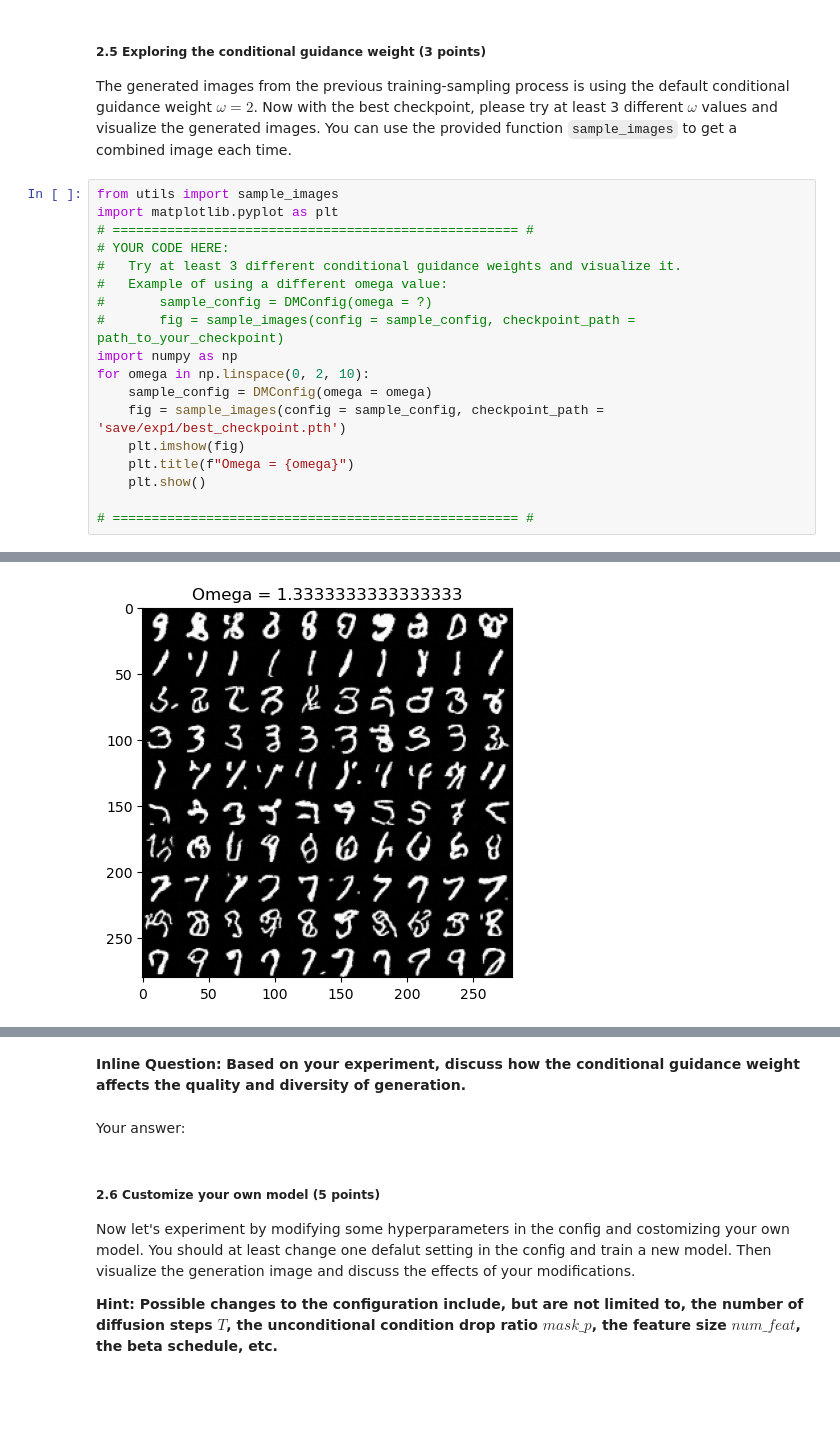
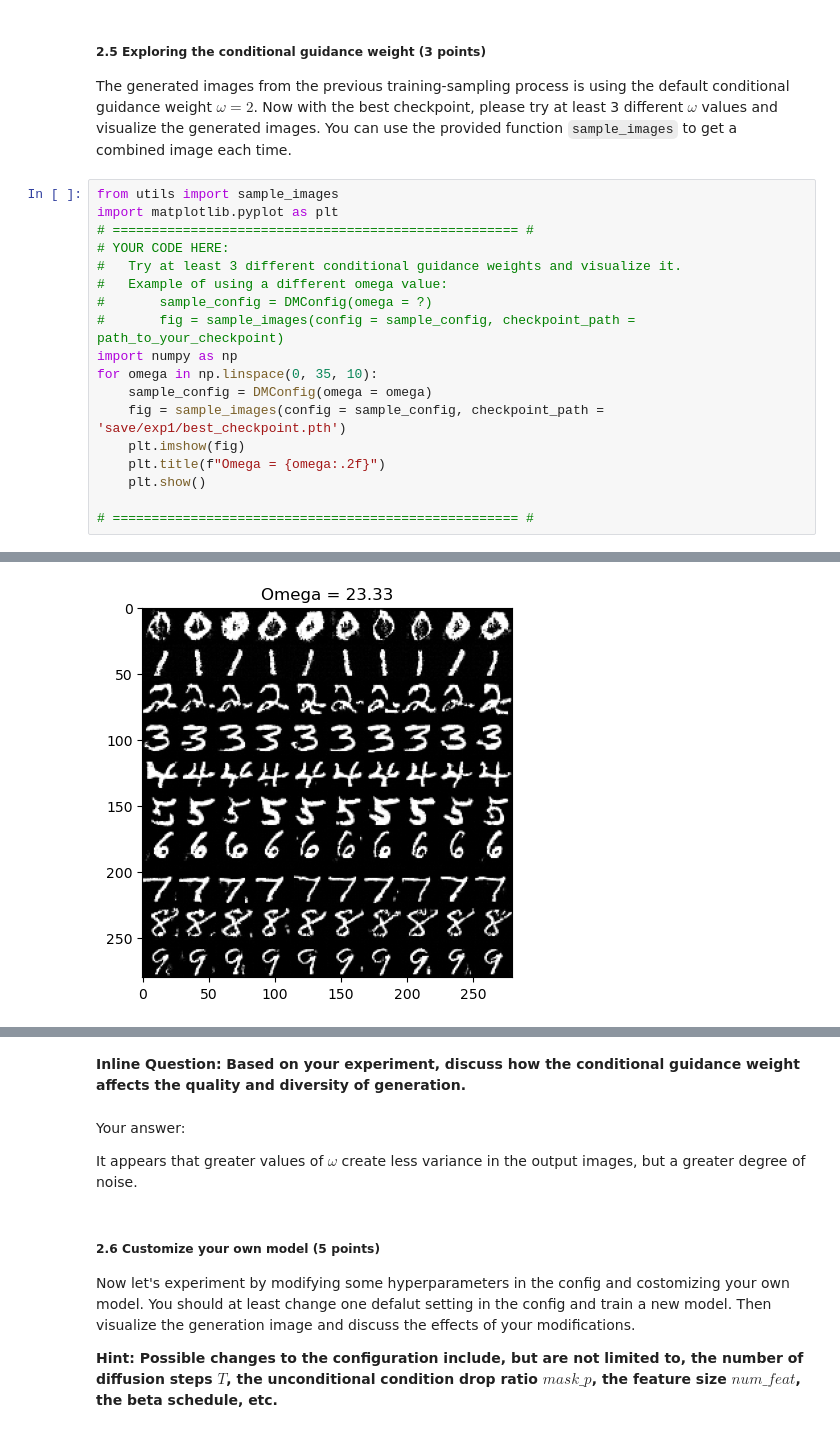
Before and after one commit to AndreaBaretta/Deep_Learning_and_Neural_Networks_II_ECE239, a Jupyter notebook: conditional-ddpm/ConditionalDDPM.ipynb, the cells around one changed output, grey strips where cells are left out. Cells and saved outputs as stored; diff of their text form; blank space fills up the shorter version.

```diff
--- a/conditional-ddpm/ConditionalDDPM.ipynb
+++ b/conditional-ddpm/ConditionalDDPM.ipynb
@@ -348,11 +350,11 @@ import matplotlib.pyplot as plt
 #       sample_config = DMConfig(omega = ?)
 #       fig = sample_images(config = sample_config, checkpoint_path = path_to_your_checkpoint)
 import numpy as np
-for omega in np.linspace(0, 2, 10):
+for omega in np.linspace(0, 35, 10):
     sample_config = DMConfig(omega = omega)
     fig = sample_images(config = sample_config, checkpoint_path = 'save/exp1/best_checkpoint.pth')
     plt.imshow(fig)
-    plt.title(f"Omega = {omega}")
+    plt.title(f"Omega = {omega:.2f}")
     plt.show()
 
 # ==================================================== #
@@ -366 +368 @@ for omega in np.linspace(0, 2, 10):
-[figure, old version]
+[figure, new version]
@@ -370,7 +372,9 @@ for omega in np.linspace(0, 2, 10):
 # %% [markdown]
 **Inline Question: Based on your experiment, discuss how the conditional guidance weight affects the quality and diversity of generation.**
-# %% [markdown]
-Your answer:
+# %% [markdown]
+Your answer:
+
+It appears that greater values of $\omega$ create less variance in the output images, but a greater degree of noise.
 # %% [markdown]
 ##### 2.6 Customize your own model (5 points)
 
```
Also changed, not shown: parts of 9 cells of this notebook, 1 other file.
